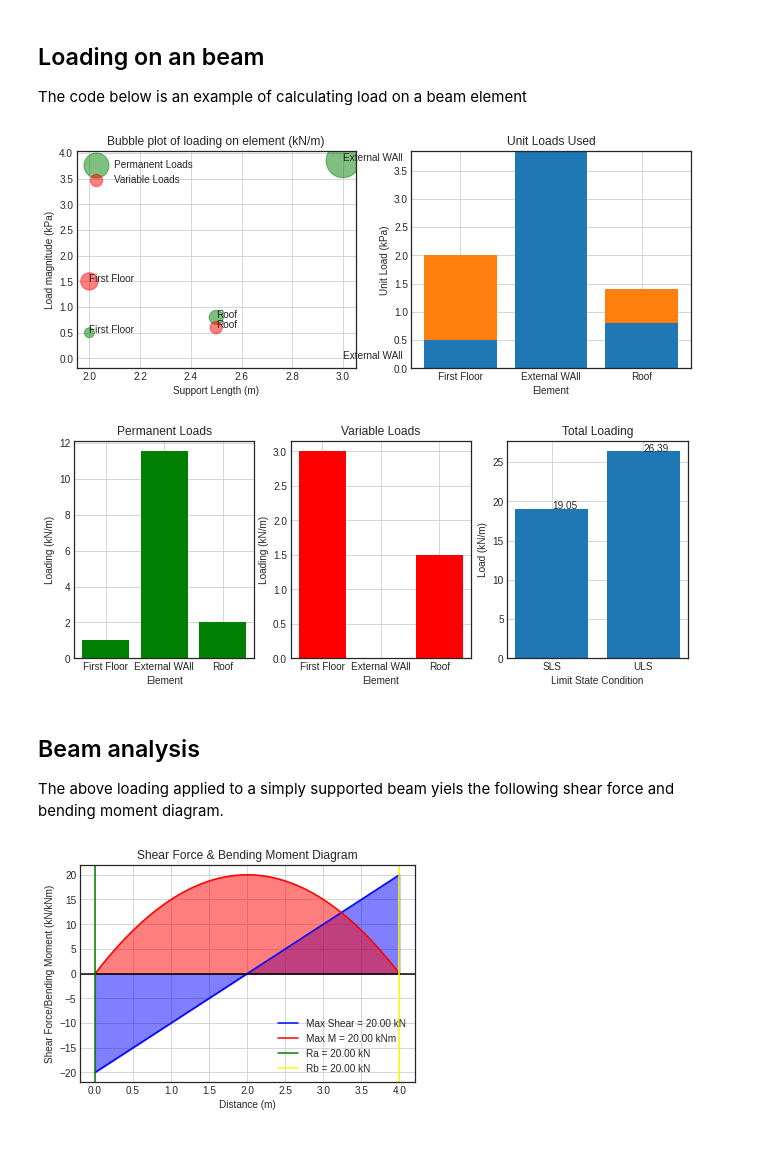
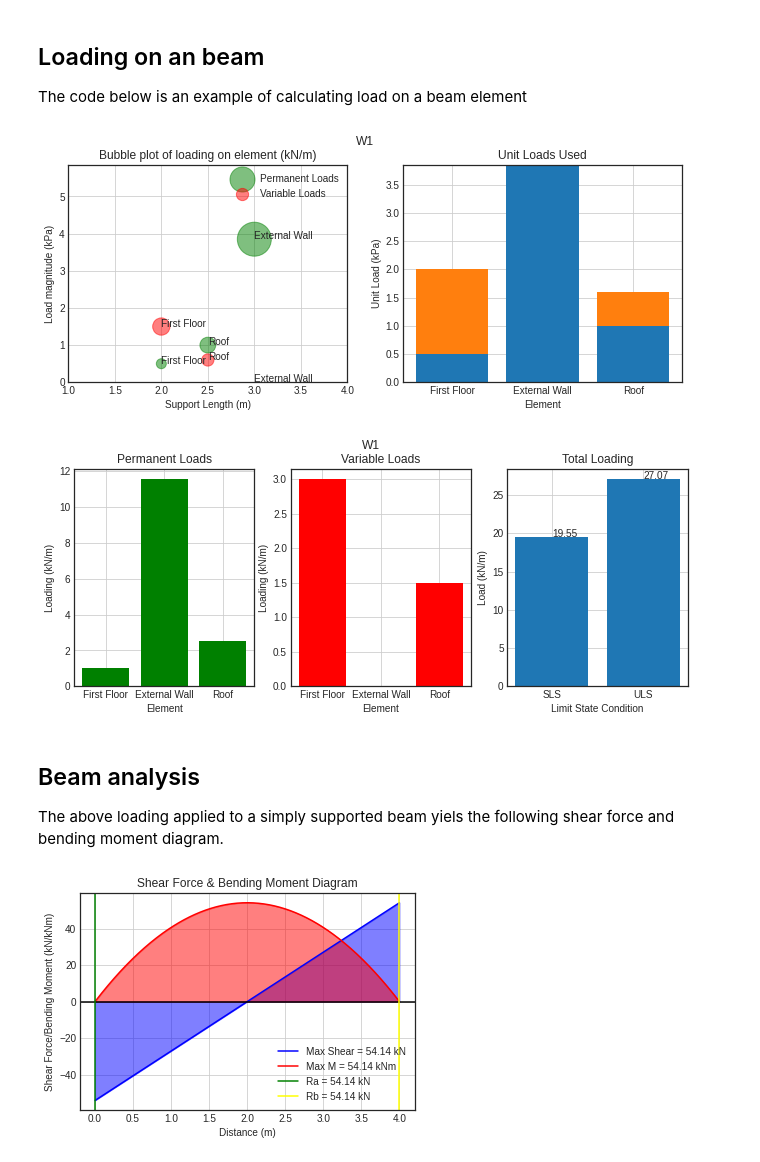
Before and after one commit to paulevalentine/Python_Development, a Jupyter notebook: beams.ipynb, the cells around one changed output. Saved outputs shown, nothing was run; the diff lists cells and outputs as text; code cells hidden in the pictures.

```diff
--- a/beams.ipynb
+++ b/beams.ipynb
@@ -20,8 +33,14 @@ The code below calculates the weight of the elements in the structure
 # %%
 # calculate the loads of building elements
-floor_perm = Load.elements(['Decking', 'Joists', 'Ceiling'])
-wall_perm = Load.elements(['Brick', 'Block', 'Plaster'])
-floor_var = Load.var_loads['Floor']
-wall_var = 0
-roof_perm = Load.elements(['Tiles', 'Felt', 'Battens', 'Rafters'])
-roof_var = Load.var_loads['Snow']
+floor_perm = [Load.sum_components(['Decking', 'Joists', 'Ceiling']), 'Floor Perm']
+wall_perm = [Load.sum_components(['Brick', 'Block', 'Plaster']), 'Wall Perm']
+floor_var = [Load.var_loads['Floor'], 'Floor Var']
+wall_var = [0, 'Wall Var']
+roof_perm = [Load.sum_components(['Tiles', 'Felt', 'Battens', 'Rafters', 'Ceiling']), 'Roof Perm']
+roof_var = [Load.var_loads['Snow'], 'Snow Var']
+intwall_perm = [Load.sum_components(['Block', 'Plaster', 'Plaster']), 'Int Wall Perm']
+intwall_var = [0, 'Int Wall Var']
+
+# Plot the calculated loading for the elements
+Load.plot_elements([floor_perm, floor_var, wall_perm, wall_var,
+                    roof_perm, roof_var, intwall_perm, intwall_var])
@@ -30,22 +51,25 @@ roof_var = Load.var_loads['Snow']
 
 The code below is an example of calculating load on a beam element
 # %%
-# calculate the line loads from these elements
-w1 = Load([[floor_perm, floor_var, 2, 'First Floor'],
-           [wall_perm, wall_var, 3, 'External WAll'],
-           [roof_perm, roof_var, 2.5, 'Roof']])
+# Set the elements and the supported length of the elements that are to make up the load
+floor = [floor_perm[0], floor_var[0], 2, 'First Floor']
+wall = [wall_perm[0], wall_var[0], 3, 'External Wall']
+roof = [roof_perm[0], roof_var[0], 2.5, 'Roof']
 
-# Provide a graphical plot of the loads
-w1.plot_load_components()
+# For an instanace of a line load from the above and perform calculations
+w1 = Load([floor, wall, roof])
+
+# Provide a graphical plot of the line load and it components
+w1.plot_load_components(ref = 'W1')
 # %% [output]
-[figure, old version]
+[figure, new version]
-[figure, old version]
+[figure, new version]
 # %% [markdown]
 ## Beam analysis
 
 The above loading applied to a simply supported beam yiels the following shear force and bending moment diagram.
 # %%
-test = Beam(4, [[0,4,10]])
+test = Beam(4, [[0,4,w1.uls_load]])
 test.force_diagram()
 # %% [output]
-[figure, old version]
+[figure, new version]
```
Also changed, not shown: parts of 6 cells of this notebook, 7 other files.
